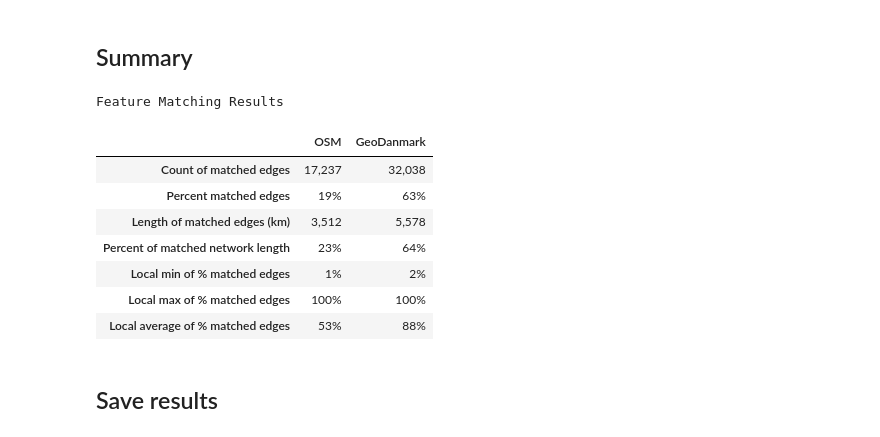
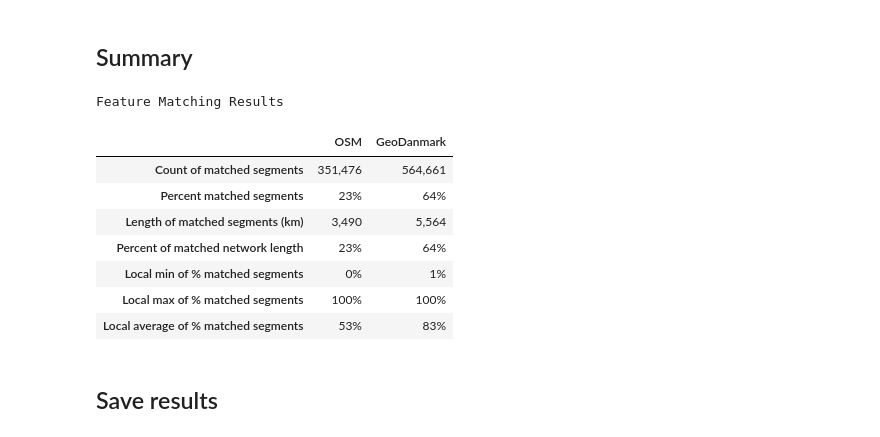
Before and after one commit to anerv/BikeDNA_BIG, a Jupyter notebook: scripts/COMPARE/3b_extrinsic_analysis_feature_matching.ipynb, the cells around one changed output. Cells and saved outputs as stored; diff of their text form; code cells hidden in the pictures.

```diff
--- a/scripts/COMPARE/3b_extrinsic_analysis_feature_matching.ipynb
+++ b/scripts/COMPARE/3b_extrinsic_analysis_feature_matching.ipynb
@@ -185,7 +185,7 @@ if os.path.exists(buffer_matches_fp):
     buffer_matches = pd.read_parquet(buffer_matches_fp)
 
     print(
-        f"Buffer matching has already been performed. Loading existing segment matches, matched with a buffer distance of {buffer_dist} meters, a Hausdorff distance of {hausdorff_threshold} meters, and a max angle of {angular_threshold} degrees."
+        f"Buffer matching has already been performed. Loading existing buffer matches, matched with a buffer distance of {buffer_dist} meters, a Hausdorff distance of {hausdorff_threshold} meters, and a max angle of {angular_threshold} degrees."
     )
     print("\n")
 
@@ -288,3 +246,6 @@ Ids of matched OSM and reference features loaded...
+# %%
+osm_matched_segments = osm_segments.loc[osm_segments.seg_id.isin(segment_matches.matches_id)]
+osm_unmatched_segments = osm_segments.loc[~osm_segments.seg_id.isin(segment_matches.matches_id)]
 # %%
 # Interactive plot of segment matches
 
@@ -901,52 +931,52 @@ osm_df.rename({0: "OSM"}, axis=1, inplace=True)
 # Convert to km
 osm_df.loc["osm_matched_length"] = osm_df.loc["osm_matched_length"] / 1000
 
 rename_metrics = {
-    "osm_matched_count": "Count of matched edges",
-    "osm_matched_count_pct": "Percent matched edges",
-    "osm_matched_length": "Length of matched edges (km)",
+    "osm_matched_count": "Count of matched segments",
+    "osm_matched_count_pct": "Percent matched segments",
+    "osm_matched_length": "Length of matched segments (km)",
     "osm_matched_length_pct": "Percent of matched network length",
-    "osm_pct_matched_local_min": "Local min of % matched edges",
-    "osm_pct_matched_local_max": "Local max of % matched edges",
-    "osm_pct_matched_local_mean": "Local average of % matched edges",
+    "osm_pct_matched_local_min": "Local min of % matched segments",
+    "osm_pct_matched_local_max": "Local max of % matched segments",
+    "osm_pct_matched_local_mean": "Local average of % matched segments",
 }
 
 osm_df.rename(rename_metrics, inplace=True)
 
 ref_keys = [x for x in results_feature_matching.keys() if "ref" in x]
 
 ref_values = [results_feature_matching[x] for x in ref_keys]
 ref_df = pd.DataFrame(ref_values, index=ref_keys)
 
 # Convert to km
 ref_df.loc["ref_matched_length"] = ref_df.loc["ref_matched_length"] / 1000
 
 ref_df.rename({0: reference_name}, axis=1, inplace=True)
 
 rename_metrics = {
-    "ref_matched_count": "Count of matched edges",
-    "ref_matched_count_pct": "Percent matched edges",
-    "ref_matched_length": "Length of matched edges (km)",
+    "ref_matched_count": "Count of matched segments",
+    "ref_matched_count_pct": "Percent matched segments",
+    "ref_matched_length": "Length of matched segments (km)",
     "ref_matched_length_pct": "Percent of matched network length",
-    "ref_pct_matched_local_min": "Local min of % matched edges",
-    "ref_pct_matched_local_max": "Local max of % matched edges",
-    "ref_pct_matched_local_mean": "Local average of % matched edges",
+    "ref_pct_matched_local_min": "Local min of % matched segments",
+    "ref_pct_matched_local_max": "Local max of % matched segments",
+    "ref_pct_matched_local_mean": "Local average of % matched segments",
 }
 
 ref_df.rename(rename_metrics, inplace=True)
 combined_results = pd.concat([osm_df, ref_df], axis=1)
 
 combined_results.style.pipe(format_matched_style)
 # %% [output]
 Feature Matching Results
 |  | OSM | GeoDanmark |
-| Count of matched edges | 17,237 | 32,038 |
-| Percent matched edges | 19% | 63% |
-| Length of matched edges (km) | 3,512 | 5,578 |
+| Count of matched segments | 351,476 | 564,661 |
+| Percent matched segments | 23% | 64% |
+| Length of matched segments (km) | 3,490 | 5,564 |
 | Percent of matched network length | 23% | 64% |
-| Local min of % matched edges | 1% | 2% |
-| Local max of % matched edges | 100% | 100% |
-| Local average of % matched edges | 53% | 88% |
+| Local min of % matched segments | 0% | 1% |
+| Local max of % matched segments | 100% | 100% |
+| Local average of % matched segments | 53% | 83% |
 # %%
 # Export to CSV
 
```
Also changed, not shown: parts of 18 cells of this notebook.
